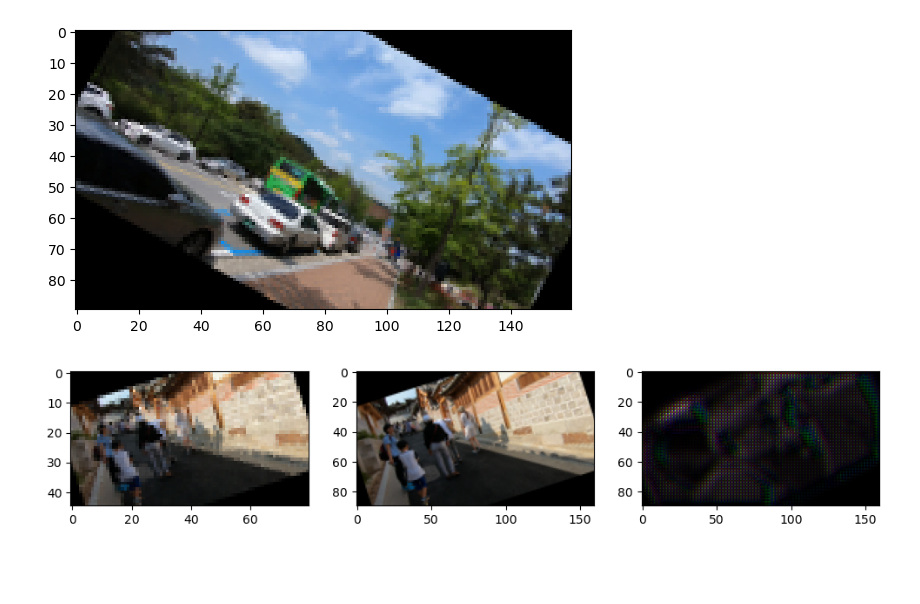
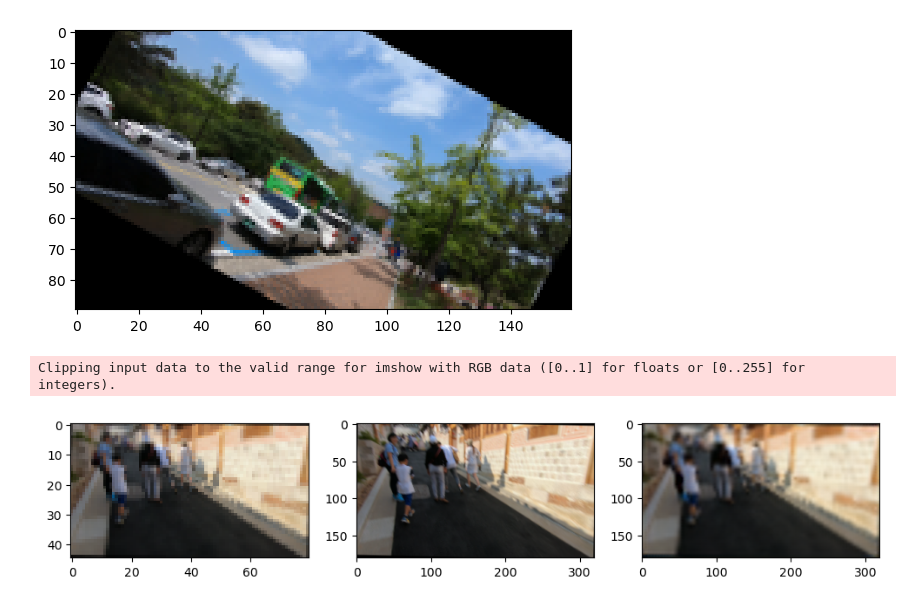
Before and after one commit to andreacoppari/ELSR-torch, a Jupyter notebook: data_nb.ipynb, the cells around one changed output. Saved outputs shown, nothing was run; the diff lists cells and outputs as text; code cells hidden in the pictures; blank space fills up the shorter version.

```diff
--- a/data_nb.ipynb
+++ b/data_nb.ipynb
@@ -83,15 +83,16 @@ val_data("datasets/val_resized/", "datasets/val_sr_resized_X4/", "datasets/h5/va
 # %%
 import numpy as np
 import matplotlib.pyplot as plt
 
-lr = np.load("lr.npy")
-hr = np.load("hr.npy")
-sr = np.load("sr.npy")
+lr = np.load("plot_data/lr.npy")
+hr = np.load("plot_data/hr.npy")
+sr = np.load("plot_data/sr.npy")
 
 fig, axs = plt.subplots(1, 3, figsize=(12, 8))
 axs[0].imshow(lr)
 axs[1].imshow(hr)
 axs[2].imshow(sr)
 plt.show()
 # %% [output]
+Clipping input data to the valid range for imshow with RGB data ([0..1] for floats or [0..255] for integers).
-[figure, old version]
+[figure, new version]
```
Also changed, not shown: parts of 1 cell of this notebook, 26 other files.
